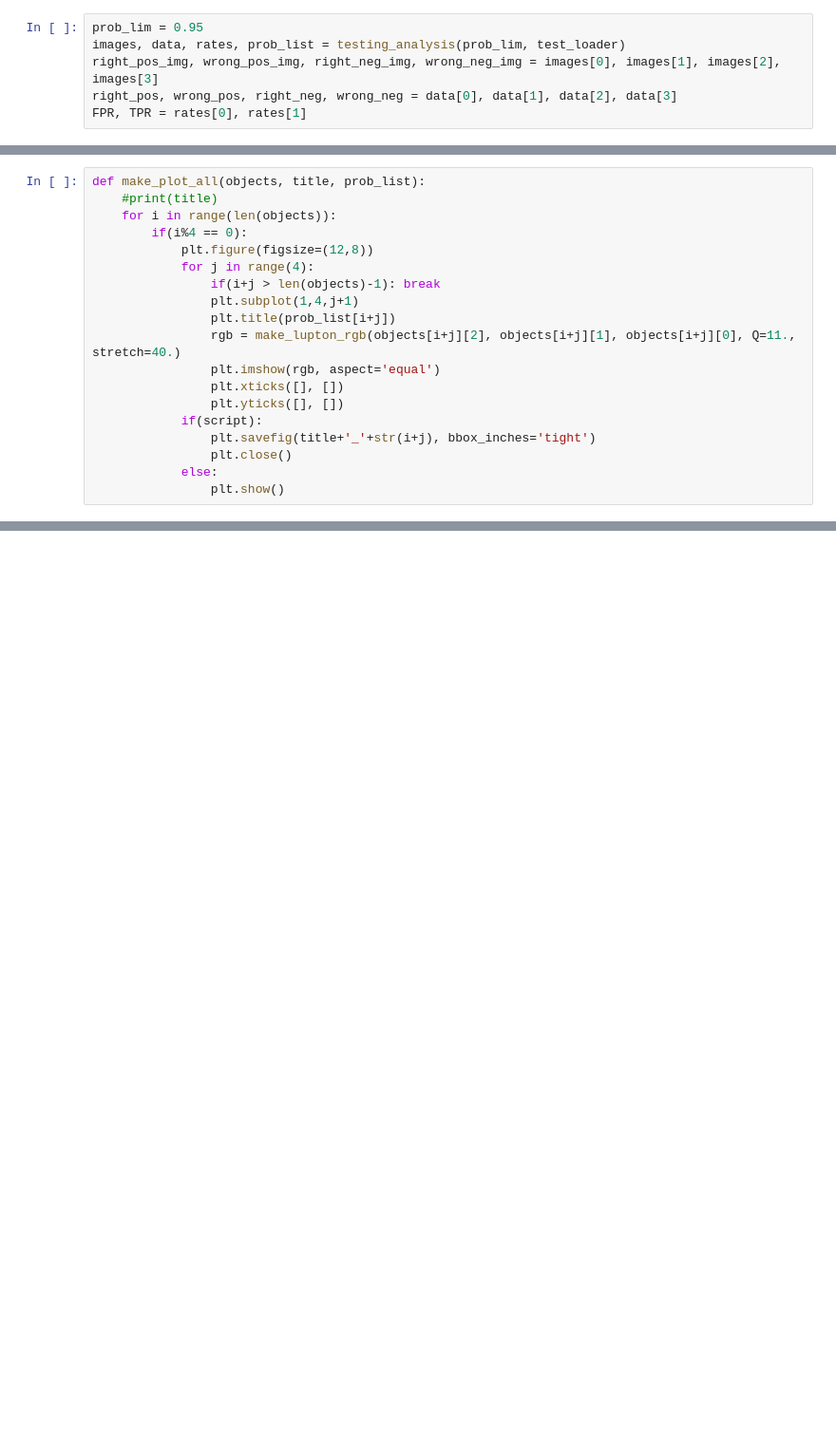
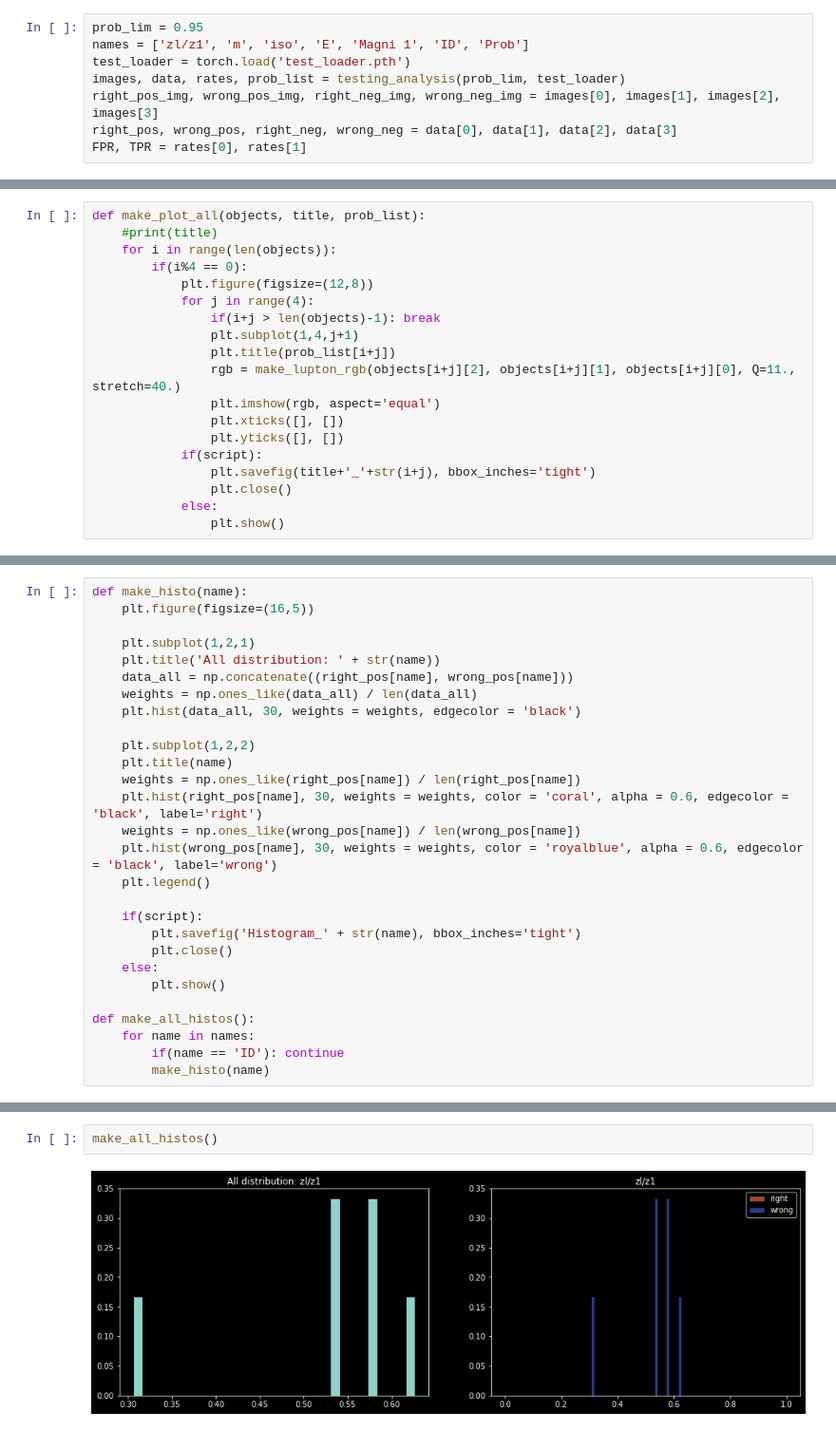
Before and after one commit to JimenaGonzalez/Searching-double-lenses, a Jupyter notebook: vit_cnn/vit_cnn.ipynb, the cells around one changed output, grey strips where cells are left out. Shown at 95% size. Cells and saved outputs as stored; diff of their text form; blank space fills up the shorter version.

Commit message:
Added plot analysis and updated model

```diff
--- a/vit_cnn/vit_cnn.ipynb
+++ b/vit_cnn/vit_cnn.ipynb
@@ -470,6 +458,8 @@ def testing_analysis(prob_lim, test_loader):
     return(images, data, rates, prob_list)
 # %%
 prob_lim = 0.95
+names = ['zl/z1', 'm', 'iso', 'E', 'Magni 1', 'ID', 'Prob']
+test_loader = torch.load('test_loader.pth')
 images, data, rates, prob_list = testing_analysis(prob_lim, test_loader)
 right_pos_img, wrong_pos_img, right_neg_img, wrong_neg_img = images[0], images[1], images[2], images[3]
 right_pos, wrong_pos, right_neg, wrong_neg = data[0], data[1], data[2], data[3]
@@ -610,0 +559,28 @@ def search_tile(search_loader, prob_lim):
+# %%
+def make_histo(name):
+    plt.figure(figsize=(16,5))
+
+    plt.subplot(1,2,1)
+    plt.title('All distribution: ' + str(name))
+    data_all = np.concatenate((right_pos[name], wrong_pos[name]))
+    weights = np.ones_like(data_all) / len(data_all)
+    plt.hist(data_all, 30, weights = weights, edgecolor = 'black')
+
+    plt.subplot(1,2,2)
+    plt.title(name)
+    weights = np.ones_like(right_pos[name]) / len(right_pos[name])
+    plt.hist(right_pos[name], 30, weights = weights, color = 'coral', alpha = 0.6, edgecolor = 'black', label='right')
+    weights = np.ones_like(wrong_pos[name]) / len(wrong_pos[name])
+    plt.hist(wrong_pos[name], 30, weights = weights, color = 'royalblue', alpha = 0.6, edgecolor = 'black', label='wrong')
+    plt.legend()
+
+    if(script):
+        plt.savefig('Histogram_' + str(name), bbox_inches='tight')
+        plt.close()
+    else:
+        plt.show()
+
+def make_all_histos():
+    for name in names:
+        if(name == 'ID'): continue
+        make_histo(name)
@@ -610,0 +673,4 @@ def search_tile(search_loader, prob_lim):
+# %%
+make_all_histos()
+# %% [output]
+[figure, added]
```
Also changed, not shown: parts of 21 cells of this notebook, 3 other files.
